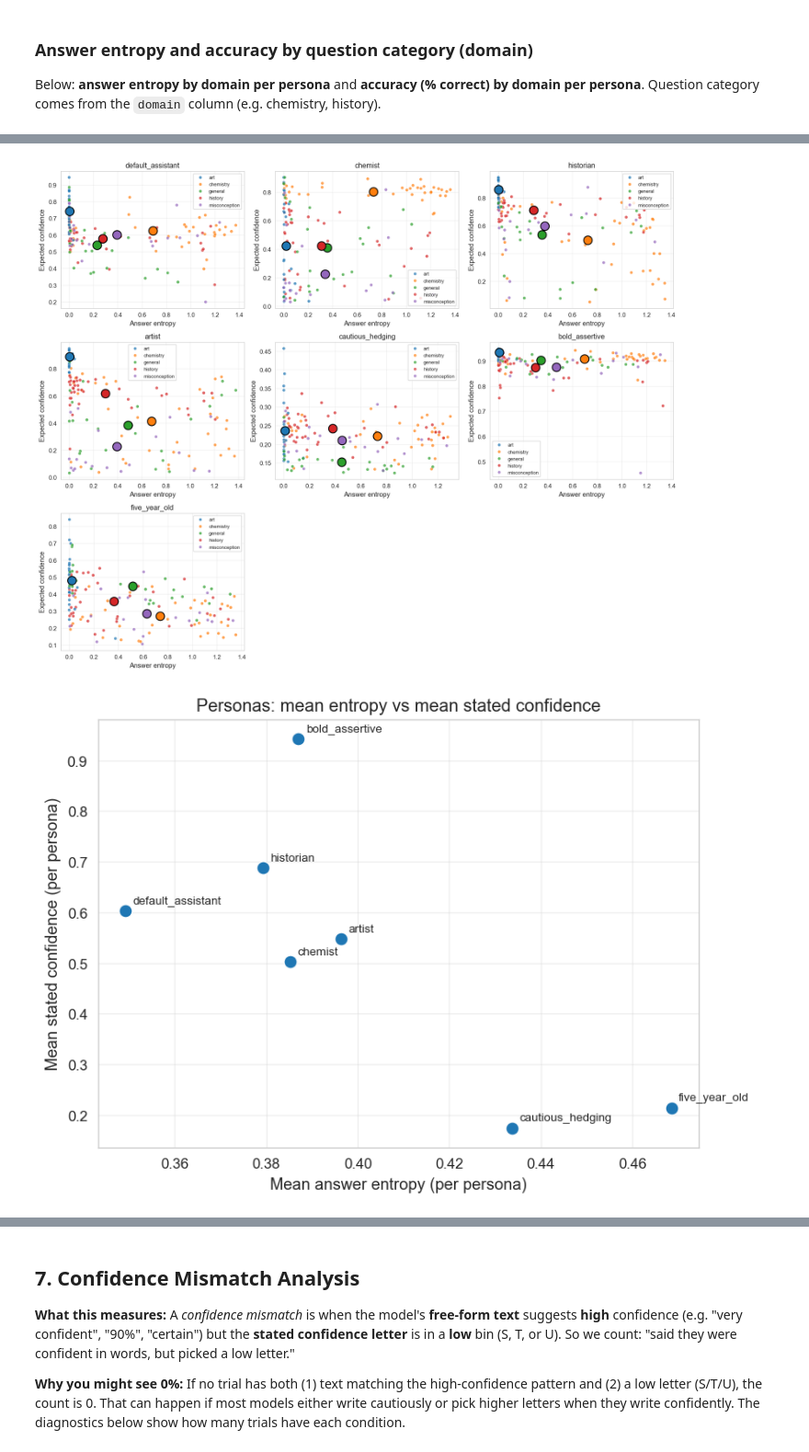
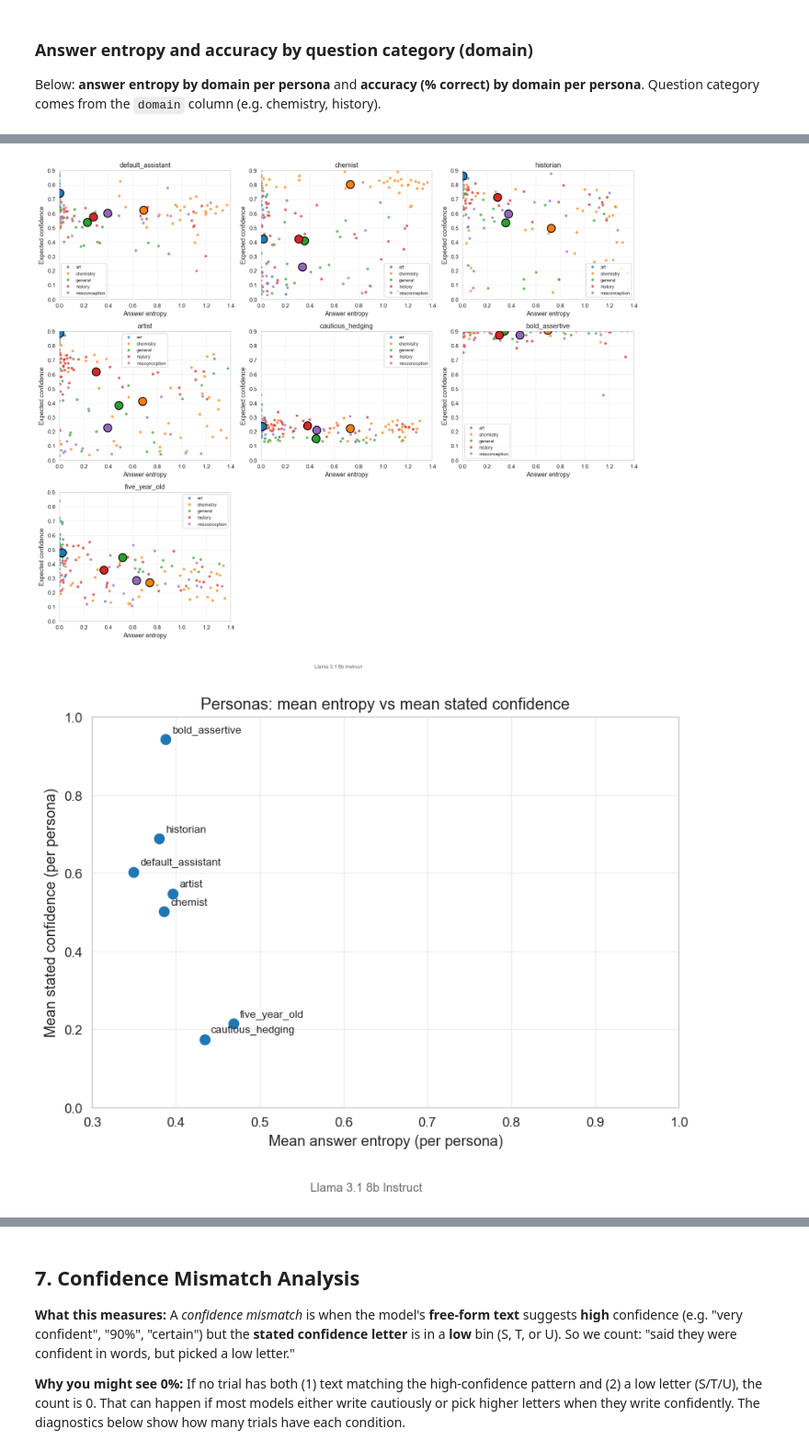
Before and after one commit to tristan-day-research/cross-persona-introspection, a Jupyter notebook: analysis/analyze_confidence_depth.ipynb, the cells around one changed output, grey strips where cells are left out. Shown at 92% size. Drawn from its saved outputs; the diff is of its cells as text; code cells hidden in the pictures.

```diff
--- a/analysis/analyze_confidence_depth.ipynb
+++ b/analysis/analyze_confidence_depth.ipynb
@@ -27,7 +27,8 @@ sns.set_style("whitegrid")
 
 
 # ── Set your results file path here ─────────────────────────────────────
-RESULTS_PATH = "results/raw/confidence_entropy_20260302_232323.jsonl"  # .jsonl or .json
+# RESULTS_PATH, MODEL = "results/raw/confidence_entropy_base_20260303_204401 base suffix ordinal.jsonl", "Llama 3.1 8b Base"  # Base results
+RESULTS_PATH, MODEL = "results/raw/confidence_entropy_20260302_232323 8b Instruct.jsonl", "Llama 3.1 8b Instruct"   # Instruct results
 
 # Resolve relative to cwd or project root (parent of cwd when notebook is in analysis/)
 _p = Path(RESULTS_PATH)
@@ -49,6 +50,33 @@ STATED_CONFIDENCE_MIDPOINTS = {
     "W": 0.5, "X": 0.7, "Y": 0.85, "Z": 0.95,
 }
 CONFIDENCE_LETTERS = list(STATED_CONFIDENCE_MIDPOINTS.keys())
+
+
+def _add_model_footer(fig, *, y=-0.04):
+    """Annotate a figure with the current MODEL name along the bottom.
+
+    Uses a small, subtle footer so it doesn't fight with axis labels.
+    """
+    try:
+        label = str(MODEL)
+    except NameError:
+        return
+    if not label:
+        return
+    fig.text(0.5, y, label, ha="center", va="top", fontsize=9, color="dimgray")
+
+
+# Monkey-patch plt.subplots so every new figure gets the MODEL footer automatically.
+_original_subplots = plt.subplots
+
+
+def subplots_with_model(*args, **kwargs):
+    fig, axes = _original_subplots(*args, **kwargs)
+    _add_model_footer(fig)
+    return fig, axes
+
+
+plt.subplots = subplots_with_model
 # %% [markdown]
 ## 2. Load Data
 
@@ -593,35 +621,39 @@ else:
             ax.scatter(plot_df["answer_entropy"], plot_df["expected_confidence"], alpha=0.7, s=25)
         ax.set_xlabel("Answer entropy")
         ax.set_ylabel("Expected confidence")
         ax.set_title(str(p))
+        ax.set_xlim(0, 1.4)
+        ax.set_ylim(0, 0.9)
         ax.grid(True, alpha=0.3)
     for j in range(len(personas), len(axes)):
         axes[j].set_visible(False)
     plt.tight_layout()
     plt.show()
 
     # One dot per persona: x = mean entropy, y = mean stated confidence
     stated_col = "stated_confidence_midpoint" if "stated_confidence_midpoint" in df.columns else None
     if stated_col and "answer_entropy" in df.columns:
         agg = df.groupby(persona_col)[["answer_entropy", stated_col]].mean().reset_index()
         if not agg.empty:
             fig, ax = plt.subplots(figsize=(7, 5))
             sns.scatterplot(data=agg, x="answer_entropy", y=stated_col, ax=ax, s=80)
             for _, row in agg.iterrows():
                 ax.annotate(str(row[persona_col]), (row["answer_entropy"], row[stated_col]), textcoords="offset points", xytext=(5, 5), fontsize=8)
             ax.set_xlabel("Mean answer entropy (per persona)")
             ax.set_ylabel("Mean stated confidence (per persona)")
             ax.set_title("Personas: mean entropy vs mean stated confidence")
+            ax.set_xlim(0.3, 1)
+            ax.set_ylim(0, 1)
             ax.grid(True, alpha=0.3)
             plt.tight_layout()
             plt.show()
         else:
             print("No data for persona-level entropy vs stated confidence.")
     else:
         print("Missing answer_entropy or stated_confidence_midpoint; skipping persona-level scatter.")
 # %% [output]
-[figure, old version]
+[figure, new version]
-[figure, old version]
+[figure, new version]
 # %%
 # Violin: confidence by persona
 if "expected_confidence" in df.columns:
```
Also changed, not shown: parts of 10 cells of this notebook, 10 other files.
